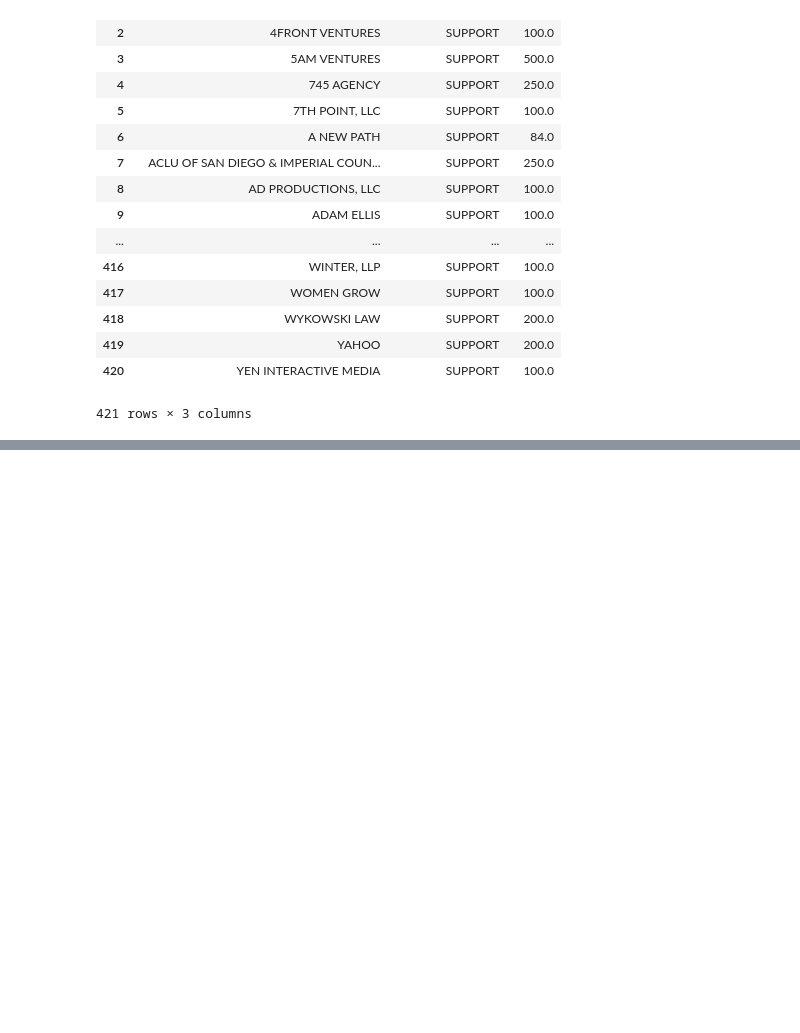
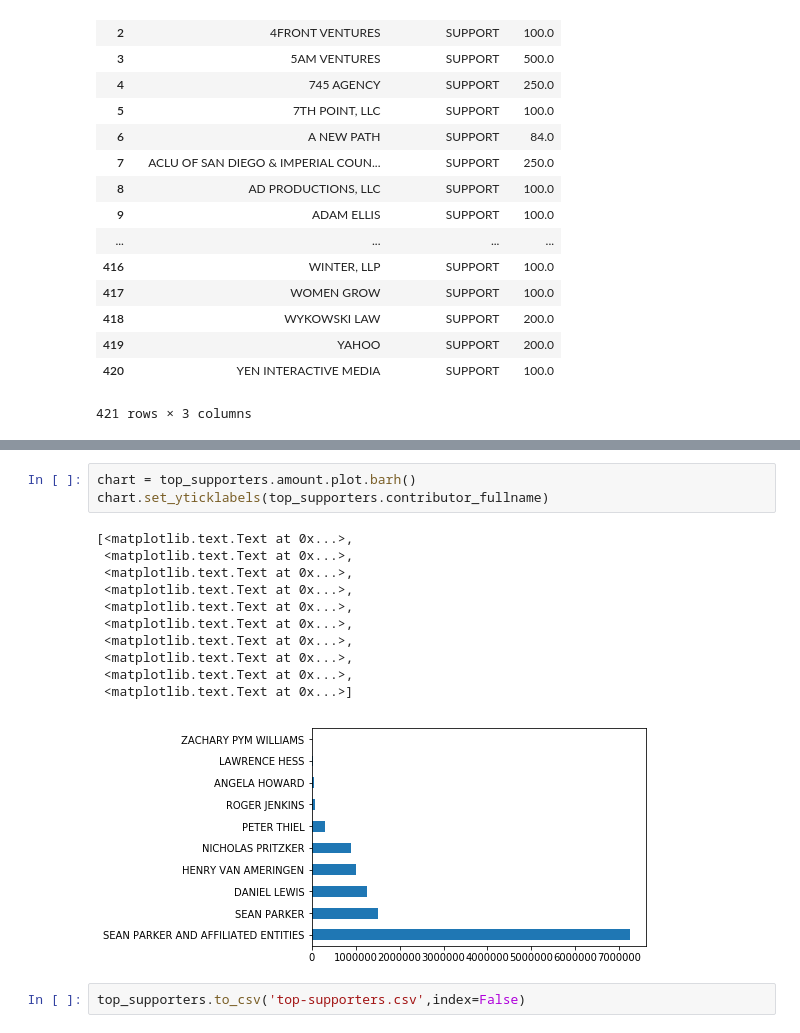
Before and after one commit to MauricioReyesCardozo/first-python-notebook, a Jupyter notebook: Untitled.ipynb, the cells around one changed output, grey strips where cells are left out. Drawn from its saved outputs; the diff is of its cells as text; blank space fills up the shorter version.

```diff
--- a/Untitled.ipynb
+++ b/Untitled.ipynb
@@ -418,0 +472,17 @@ AttributeError: ("'str' object has no attribute 'str'", u'occurred at index 0')
+# %%
+chart = top_supporters.amount.plot.barh()
+chart.set_yticklabels(top_supporters.contributor_fullname)
+# %% [output]
+[<matplotlib.text.Text at 0x...>,
+ <matplotlib.text.Text at 0x...>,
+ <matplotlib.text.Text at 0x...>,
+ <matplotlib.text.Text at 0x...>,
+ <matplotlib.text.Text at 0x...>,
+ <matplotlib.text.Text at 0x...>,
+ <matplotlib.text.Text at 0x...>,
+ <matplotlib.text.Text at 0x...>,
+ <matplotlib.text.Text at 0x...>,
+ <matplotlib.text.Text at 0x...>]
+[figure, added]
+# %%
+top_supporters.to_csv('top-supporters.csv',index=False)
```
Also changed, not shown: parts of 14 cells of this notebook, 2 other files.
